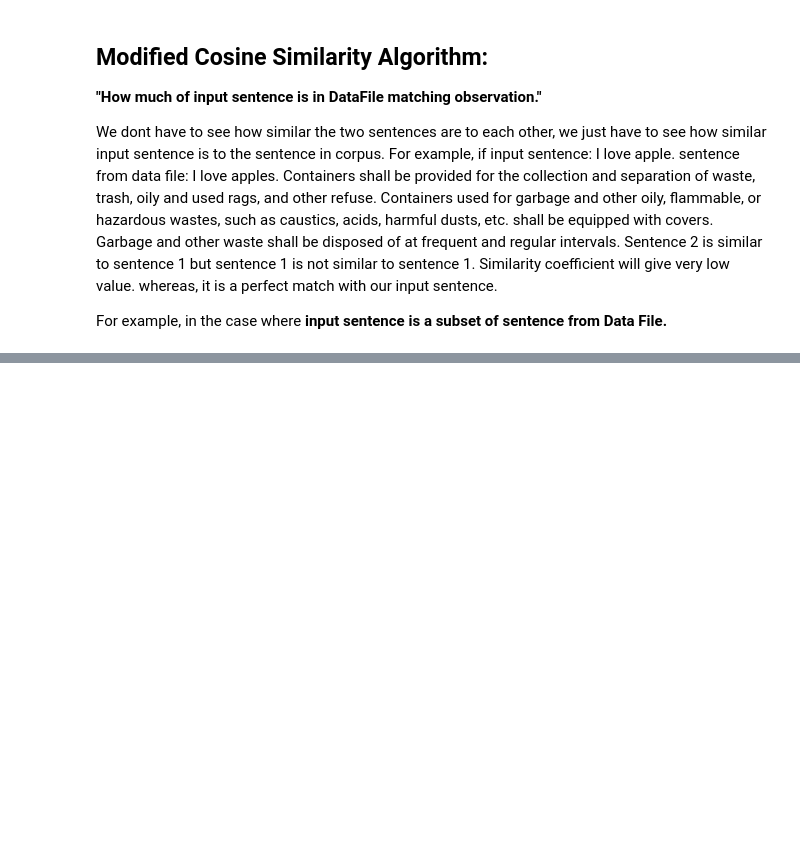
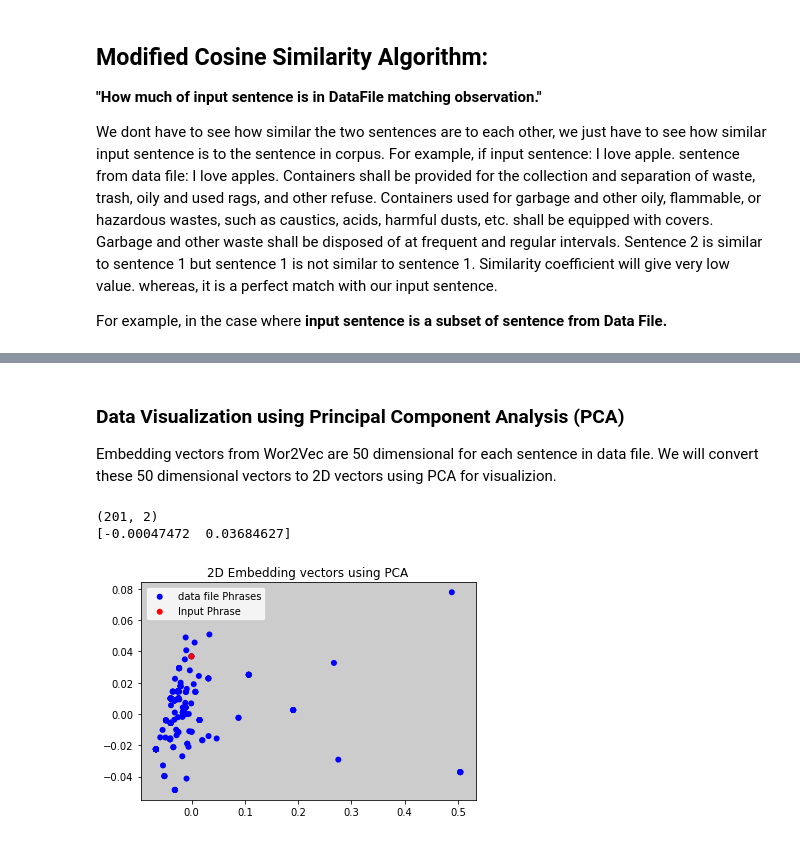
Before and after one commit to hamad2810/AI-Task, a Jupyter notebook: Test.ipynb, the cells around one changed output, grey strips where cells are left out. Drawn from its saved outputs; the diff is of its cells as text; code cells hidden in the pictures; blank space fills up the shorter version.

```diff
--- a/Test.ipynb
+++ b/Test.ipynb
@@ -47,0 +46,4 @@ df.head()
+# %%
+import pandas as pd
+df = pd.read_excel('SORs.xlsx')
+df.head()
@@ -155,10 +203,6 @@ def ModifiedSimilarity(X, Y):
     cosine = c / float((sum(l1)*sum(l2))**0.5)
   return cosine
 # %%
-#sentence = "Face and eye protection equipment shall be kept clean and in good"+" repair. The use of this type equipment with structural or optical defects shall be prohibited."
-#similarity = ModifiedSimilarity(X, sentence.lower())
-#print("Similarity", similarity)
-
 max = -100
 output = "NONE"
 
@@ -170,8 +214,7 @@ output2 = "NONE"
 print("Input: ", X)
 
 for sentence in dataList:
-  #similarity = SimilarityBetweenTwoSentences(X, sentence.lower())
-  similarity = ModifiedSimilarity(X, sentence.lower())
+  similarity = SimilarityBetweenTwoSentences(X, sentence.lower())
 
   if similarity > max:
     max = similarity
@@ -208,0 +328,4 @@ For this we will use Neural network with LSTMs, where positioning of words in a
+# %% [markdown]
+### Data Visualization using Principal Component Analysis (PCA)
+
+Embedding vectors from Wor2Vec are 50 dimensional for each sentence in data file. We will convert these 50 dimensional vectors to 2D vectors using PCA for visualizion.
@@ -208,0 +335,39 @@ For this we will use Neural network with LSTMs, where positioning of words in a
+# %%
+
+data_vector.append(vectorized_X) # For PCA
+data_array = np.array(data_vector) # To numpy array of input + data vectors 50dim
+
+pca = PCA(n_components = 2)
+# print(vectorized_X.shape)
+X_transformed = pca.fit_transform(data_array)
+print(X_transformed.shape)
+print(X_transformed[0])
+
+# Use matplotlib in notebook output
+#%matplotlib inline
+
+plotx = []
+ploty = []
+
+for i in range(len(X_transformed)):
+    plotx.append(X_transformed[i][0])
+    ploty.append(X_transformed[i][1])
+
+# Create plot
+fig = plt.figure()
+ax = fig.add_subplot(1, 1, 1, facecolor="0.8")
+
+data = ((plotx, ploty)), (X_transformed[0][0],X_transformed[0][1])
+colors = ("blue", "red")
+groups = ("data file Phrases", "Input Phrase")
+
+for data, color, group in zip(data, colors, groups):
+  x, y = data
+  ax.scatter(x, y, c=color, edgecolors='none', label=group)
+plt.title('2D Embedding vectors plot using PCA')
+plt.legend(loc=2)
+plt.show()
+# %% [output]
+(201, 2)
+[-0.00047472  0.03684627]
+[figure, added]
```
Also changed, not shown: parts of 19 cells of this notebook.
